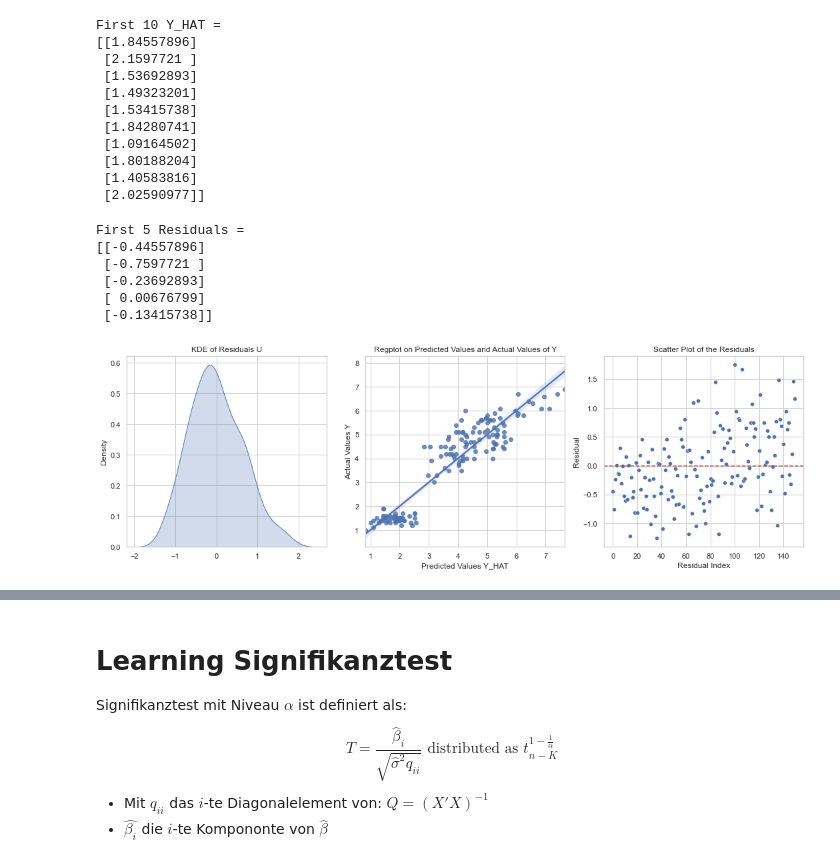
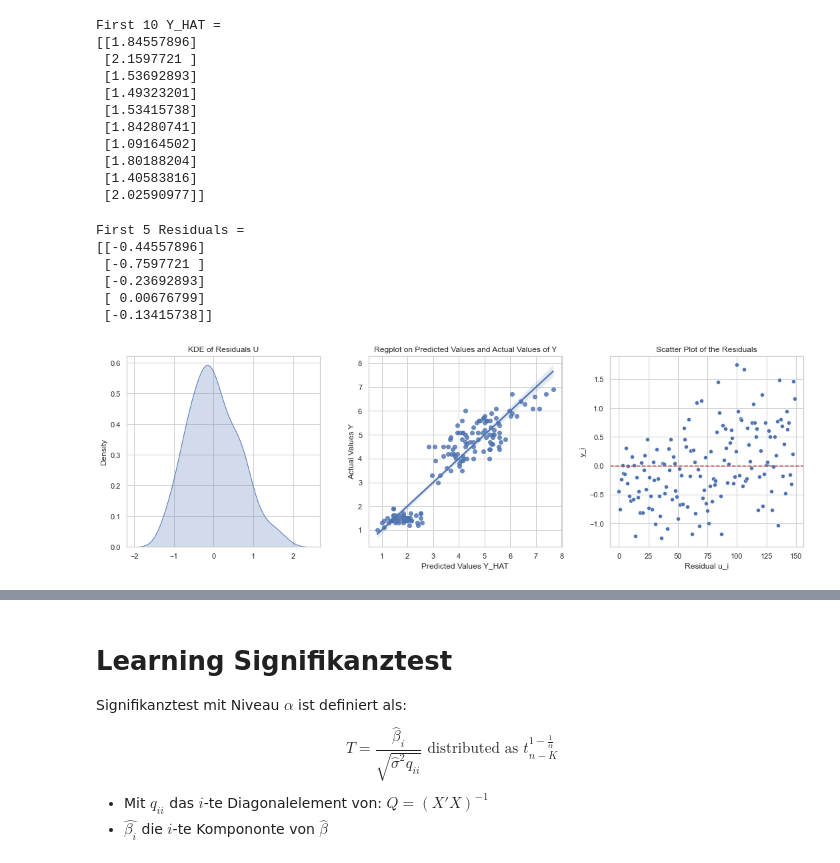
Before and after one commit to negralessio/multivariate-verfahren, a Jupyter notebook: U3/MV_UB3_Linear_Regression.ipynb, the cells around one changed output, grey strips where cells are left out. Cells and saved outputs as stored; diff of their text form; code cells hidden in the pictures.

```diff
--- a/U3/MV_UB3_Linear_Regression.ipynb
+++ b/U3/MV_UB3_Linear_Regression.ipynb
@@ -178,37 +177,38 @@ First 10 Y_HAT =
 RESIDUALS = np.array(y) - Y_HAT
 print(f"First 5 Residuals = \n{RESIDUALS[: 5]}")
 
 # Plot Settings
 fig, (ax1, ax2, ax3) = plt.subplots(nrows=1, ncols=3)
 fig.set_figwidth(15)
 fig.set_figheight(5)
 # Axis 1
 sns.kdeplot(RESIDUALS.flatten(), fill=True, ax=ax1)
 ax1.set_title("KDE of Residuals U")
 # Axis 2
 sns.regplot(x=Y_HAT.flatten(), y=y.flatten(), ax=ax2)
 sns.lineplot()
 ax2.set_title("Regplot on Predicted Values and Actual Values of Y")
 ax2.set_xlabel("Predicted Values Y_HAT")
 ax2.set_ylabel("Actual Values Y")
 # Axis 3
-sns.scatterplot(x = np.arange(0, len(y), 1), y = RESIDUALS.flatten(), ax=ax3)
+#sns.scatterplot(x = np.arange(0, len(y), 1), y = RESIDUALS.flatten(), ax=ax3)
+sns.scatterplot(x = np.arange(0, len(RESIDUALS.flatten())), y = RESIDUALS.flatten(), ax=ax3)
 ## Add horizontal line
 plt.axhline(y=0, color='r', linestyle='--')
 ax3.set_title("Scatter Plot of the Residuals")
-ax3.set_xlabel("Residual Index")
-ax3.set_ylabel("Residual")
+ax3.set_xlabel("Residual u_i")
+ax3.set_ylabel("y_i")
 fig.tight_layout()
 fig.savefig("residual_analysis.svg", dpi=128)
 plt.show()
 # %% [output]
 First 5 Residuals =
 [[-0.44557896]
  [-0.7597721 ]
  [-0.23692893]
  [ 0.00676799]
  [-0.13415738]]
-[figure, old version]
+[figure, new version]
 # %%
 # X'*U = X'*RESIDUALS = 0
 print(f"Shape of X transposed: {(X.T).shape}")
```
Also changed, not shown: parts of 5 cells of this notebook.
